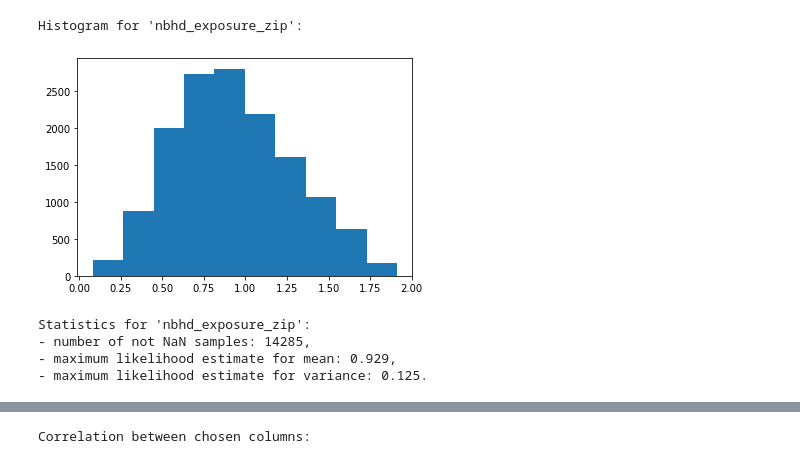
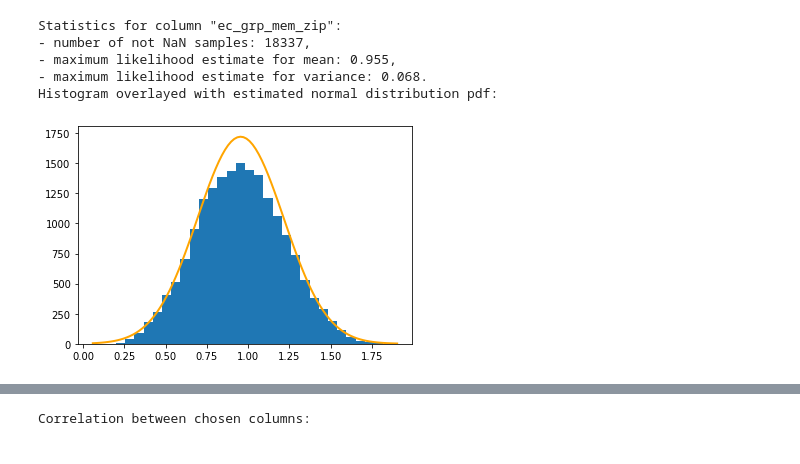
Before and after one commit to xmihol00/deep_learning, a Jupyter notebook: variable_check.ipynb, the cells around one changed output, grey strips where cells are left out. Drawn from its saved outputs; the diff is of its cells as text; code cells hidden in the pictures.

Commit message:
main-function for stats of the data

```diff
--- a/variable_check.ipynb
+++ b/variable_check.ipynb
@@ -5,3 +6,26 @@ import pandas as pd
+# %%
+def stats_for_column(df, col_id):
+    col = np.array(df[[col_id]].values).reshape(-1)
+    col_cleaned = col[~np.isnan(col)] # remove NaN values
+    sample_cnt = col_cleaned.shape[0]
+    col_mean_mle = col_cleaned.sum() / sample_cnt
+    col_variance_mle = ((col_cleaned - col_mean_mle) ** 2).sum() / sample_cnt
+
+    print(f"Statistics for column \"{col_id}\":")
+    print(f"- number of not NaN samples: {sample_cnt},")
+    print(f"- maximum likelihood estimate for mean: {col_mean_mle:.3f},")
+    print(f"- maximum likelihood estimate for variance: {col_variance_mle:.3f}.")
+    print(f"Histogram overlayed with estimated normal distribution pdf:")
+    bins_cnt = 30
+    plt.hist(np.hstack(col_cleaned), bins=bins_cnt)
+
+    # histogram overlay with the estimated Normal distribution
+    xmin, xmax = plt.xlim()
+    bin_width = (xmax - xmin) / bins_cnt
+    x = np.linspace(xmin, xmax, 100)
+    pdf = scs.norm.pdf(x, col_mean_mle, np.sqrt(col_variance_mle))
+    plt.plot(x, pdf * sample_cnt * bin_width, linewidth=2, color="orange")
+    plt.show()
 # %%
 sc_collage_df = pd.read_csv("data/social_capital_college.csv")
 sc_county_df = pd.read_csv("data/social_capital_county.csv")
@@ -63,21 +45,9 @@ Statistics for 'exposure_grp_mem_zip':
-# %%
-nbhd_exposure_zip = sc_zip_df[["nbhd_exposure_zip"]]
-nbhd_exposure_zip = np.array(nbhd_exposure_zip.values).reshape(-1)
-nbhd_exposure_zip_cleaned = nbhd_exposure_zip[~np.isnan(nbhd_exposure_zip)]
-nbhd_exposure_zip_hist = np.hstack(nbhd_exposure_zip_cleaned)
-print("Histogram for 'nbhd_exposure_zip':")
-plt.hist(nbhd_exposure_zip_hist)
-plt.show()
-nbhd_exposure_zip_mean_mle = nbhd_exposure_zip_cleaned.sum() / nbhd_exposure_zip_cleaned.shape[0]
-nbhd_exposure_zip_variance_mle = ((nbhd_exposure_zip_cleaned - nbhd_exposure_zip_mean_mle) ** 2).sum() / nbhd_exposure_zip_cleaned.shape[0]
-print("Statistics for 'nbhd_exposure_zip':")
-print(f"- number of not NaN samples: {nbhd_exposure_zip_cleaned.shape[0]},")
-print(f"- maximum likelihood estimate for mean: {nbhd_exposure_zip_mean_mle:.3f},")
-print(f"- maximum likelihood estimate for variance: {nbhd_exposure_zip_variance_mle:.3f}.")
-# %% [output]
-Histogram for 'nbhd_exposure_zip':
-[figure, removed]
-Statistics for 'nbhd_exposure_zip':
-- number of not NaN samples: 14285,
-- maximum likelihood estimate for mean: 0.929,
-- maximum likelihood estimate for variance: 0.125.
+# %%
+stats_for_column(sc_zip_df, "ec_grp_mem_zip")
+# %% [output]
+Statistics for column "ec_grp_mem_zip":
+- number of not NaN samples: 18337,
+- maximum likelihood estimate for mean: 0.955,
+- maximum likelihood estimate for variance: 0.068.
+Histogram overlayed with estimated normal distribution pdf:
+[figure, added]
```
Also changed, not shown: parts of 7 cells of this notebook, 1 other file.
